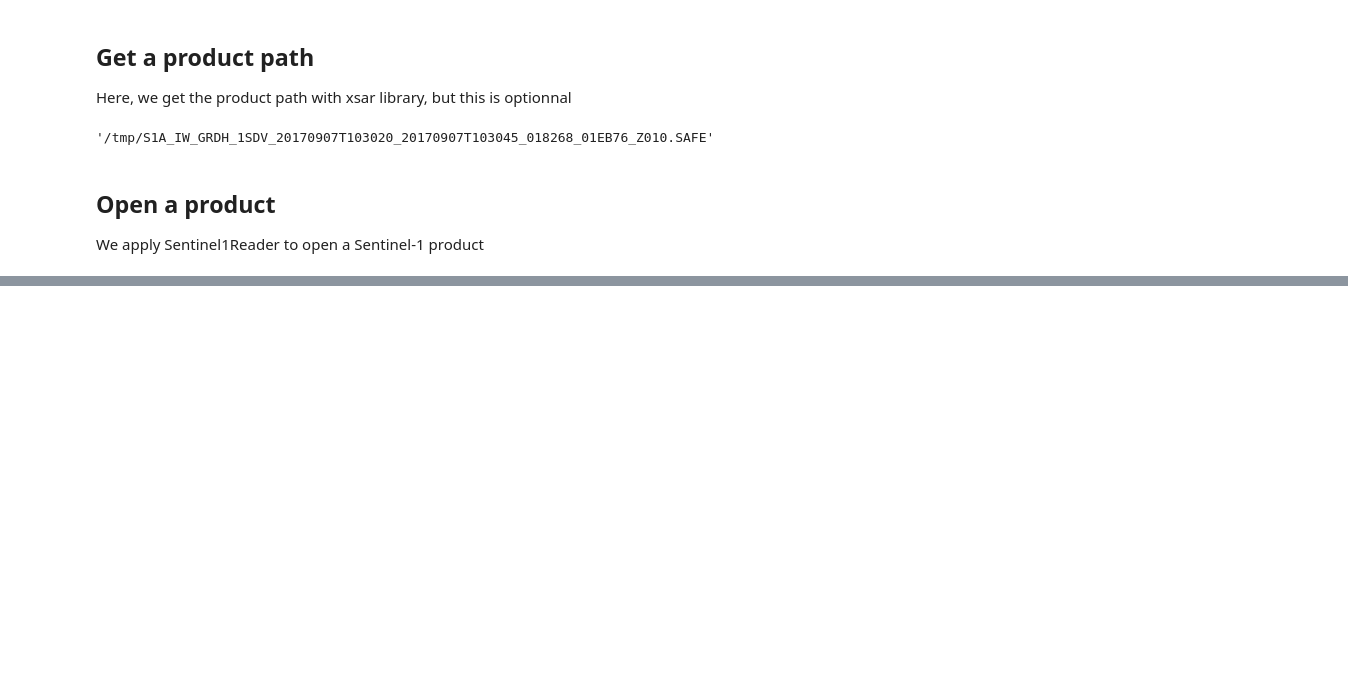
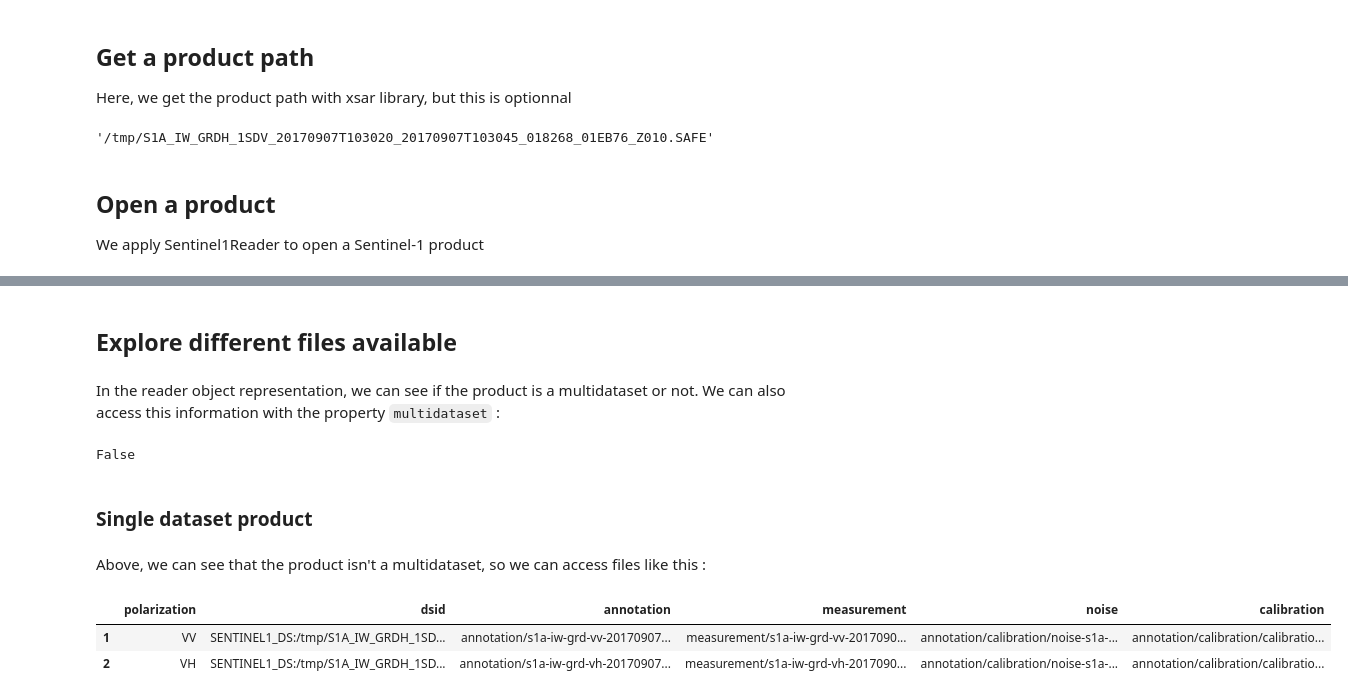
Before and after one commit to umr-lops/xarray-safe-s1, a Jupyter notebook: docs/examples/simple_tutorial.ipynb, the cells around one changed output, grey strips where cells are left out. Cells and saved outputs as stored; diff of their text form; code cells hidden in the pictures; blank space fills up the shorter version.

```diff
--- a/docs/examples/simple_tutorial.ipynb
+++ b/docs/examples/simple_tutorial.ipynb
@@ -21,0 +53,18 @@ reader = Sentinel1Reader(name=filename)
+# %% [markdown]
+## Explore different files available
+# %% [markdown]
+In the reader object representation, we can see if the product is a multidataset or not. We can also access this information with the property `multidataset` :
+# %%
+reader.multidataset
+# %% [output]
+False
+# %% [markdown]
+### Single dataset product
+# %% [markdown]
+Above, we can see that the product isn't a multidataset, so we can access files like this :
+# %%
+reader.files
+# %% [output]
+|  | polarization | dsid | annotation | measurement | noise | calibration |
+| 1 | VV | SENTINEL1_DS:/tmp/S1A_IW_GRDH_1SD... | annotation/s1a-iw-grd-vv-20170907... | measurement/s1a-iw-grd-vv-2017090... | annotation/calibration/noise-s1a-... | annotation/calibration/calibratio... |
+| 2 | VH | SENTINEL1_DS:/tmp/S1A_IW_GRDH_1SD... | annotation/s1a-iw-grd-vh-20170907... | measurement/s1a-iw-grd-vh-2017090... | annotation/calibration/noise-s1a-... | annotation/calibration/calibratio... |
```
Also changed, not shown: parts of 34 cells of this notebook.
